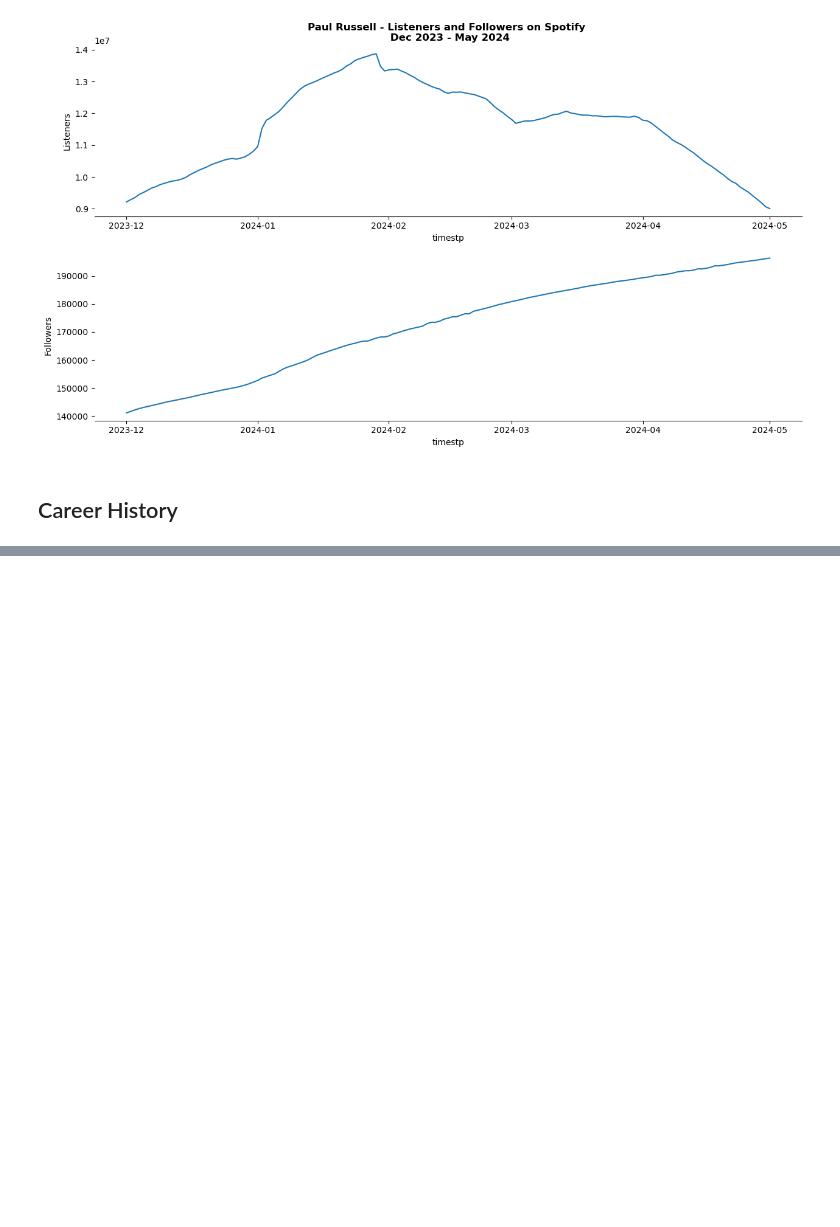
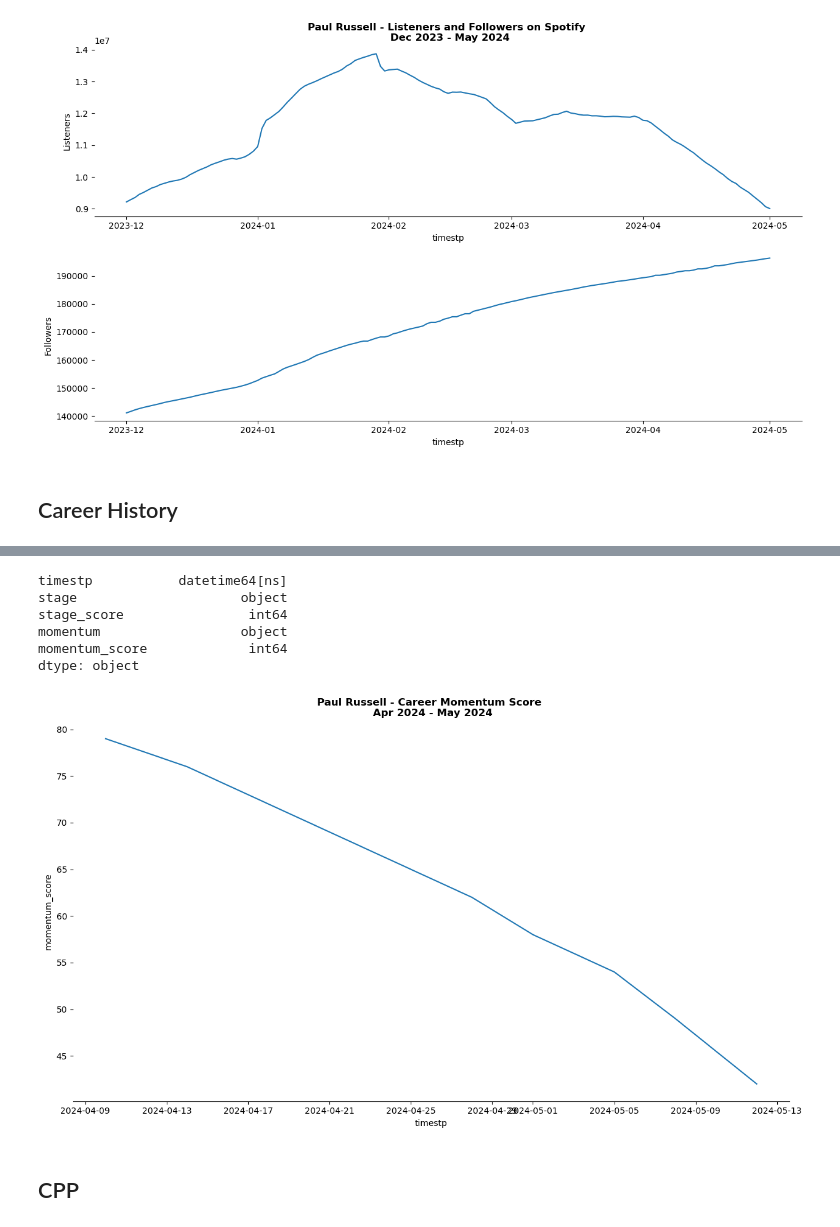
Before and after one commit to etimmons24/group-7-project-1, a Jupyter notebook: Nico Group 7 - Paul Rusell.ipynb, the cells around one changed output, grey strips where cells are left out. Cells and saved outputs as stored; diff of their text form; code cells hidden in the pictures; blank space fills up the shorter version.

Commit message:
Adding Notebook with new Visualizations

```diff
--- a/Nico Group 7 - Paul Rusell.ipynb
+++ b/Nico Group 7 - Paul Rusell.ipynb
@@ -113,3 +113,14 @@ plt.show()
 [figure]
 # %% [markdown]
 ## Career History
+# %%
+#Example URL: https://api.chartmetric.com/api/artist/:id/career
+
+artist_url = f"https://api.chartmetric.com/api/artist/{artist_id}/career?since=2023-12-01"
+
+headers = {"Authorization": f"Bearer {api_token}"}
+
+artist_results = requests.get(artist_url, headers = headers)
+# %%
+df_career_history = pd.json_normalize(artist_results.json()['obj'])
+df_career_history
@@ -115,0 +139,25 @@ plt.show()
+# %%
+df_career_history['timestp'] = pd.to_datetime(df_career_history['timestp'])
+# %%
+df_career_history.dtypes
+# %% [output]
+timestp           datetime64[ns]
+stage                     object
+stage_score                int64
+momentum                  object
+momentum_score             int64
+dtype: object
+# %%
+fig, ax = plt.subplots(1,1, figsize=(15,8))
+
+sns.despine(left=True,right=True,top=True)
+
+sns.lineplot(x='timestp',y='momentum_score',data=df_career_history)
+
+
+plt.title('Paul Russell - Career Momentum Score \n Apr 2024 - May 2024', fontweight='bold')
+plt.show()
+# %% [output]
+[figure, added]
+# %% [markdown]
+## CPP
```
Also changed, not shown: parts of 6 cells of this notebook.
